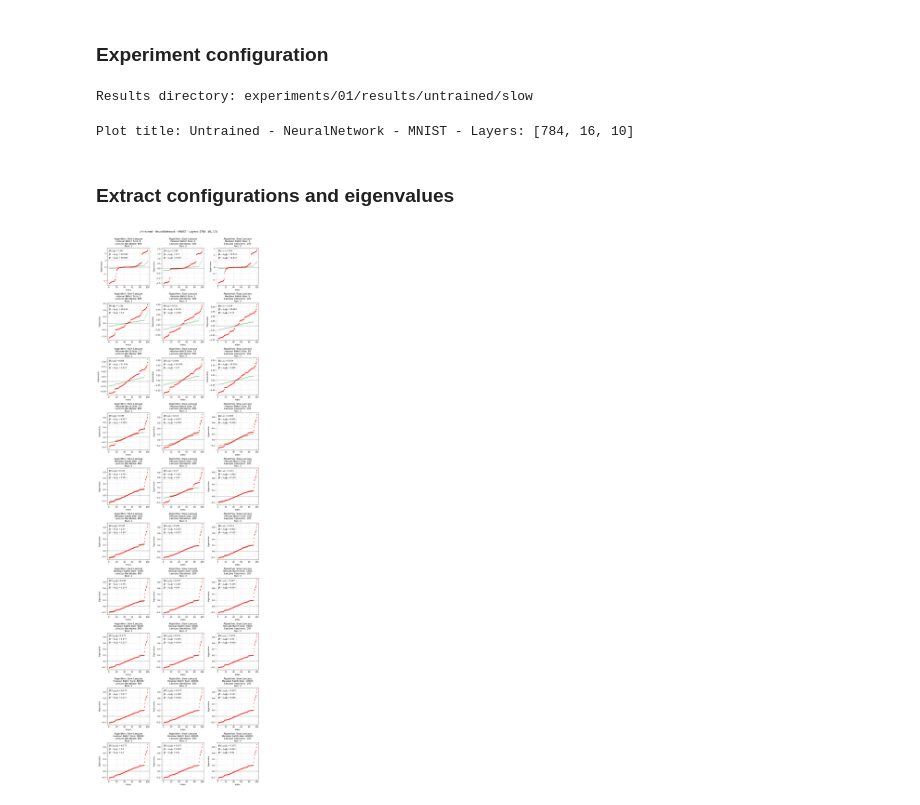
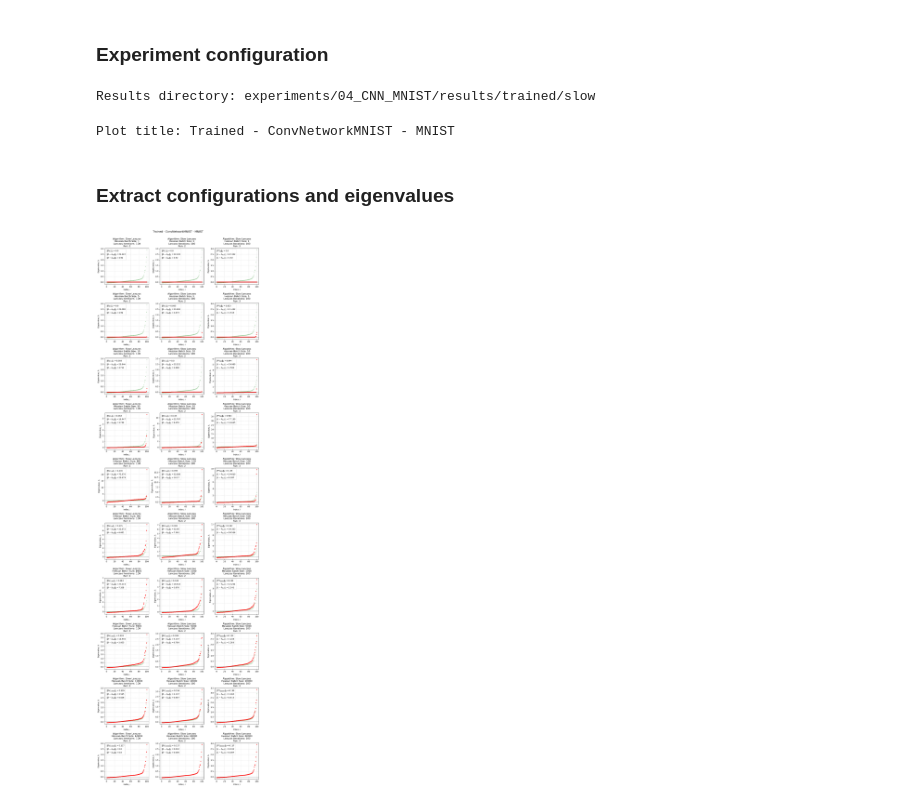
Before and after one commit to ilievanadezhda/spectral-properties-of-NN, a Jupyter notebook: notebooks/03_analyze_batch_size_effect.ipynb, the cells around one changed output. Saved outputs shown, nothing was run; the diff lists cells and outputs as text; code cells hidden in the pictures.

```diff
--- a/notebooks/03_analyze_batch_size_effect.ipynb
+++ b/notebooks/03_analyze_batch_size_effect.ipynb
@@ -26,8 +26,8 @@ from src.utils.general_utils import lp_distance
 # %% [markdown]
 ### Experiment configuration
 # %%
-EXPERIMENT = "01"
-MODEL = "untrained"
+EXPERIMENT = "04_CNN_MNIST"
+MODEL = "trained"
 LANCZOS = "slow"
 # get the results directory path
 results_dir = f"experiments/{EXPERIMENT}/results/{MODEL}/{LANCZOS}"
@@ -35,14 +35,17 @@ print(f"Results directory: {results_dir}")
 # load "groundtruth" eigenvalues
 full_eigenvalues = torch.load(os.path.join(results_dir, "HBS_60000/01_run/eigenvalues_iter_100.pt"))
 # %% [output]
-Results directory: experiments/01/results/untrained/slow
+Results directory: experiments/04_CNN_MNIST/results/trained/slow
 # %%
 # get model information from config file
 args = OmegaConf.create(yaml.load(open(f"experiments/{EXPERIMENT}/config.yaml"), Loader=yaml.SafeLoader))
-plot_title = f"{MODEL.capitalize()} - {args.model_name} - {args.dataset} - Layers: {args.layer_sizes}"
+if 'layer_sizes' in args:
+    plot_title = f"{MODEL.capitalize()} - {args.model_name} - {args.dataset} - Layers: {args.layer_sizes}"
+else:
+    plot_title = f"{MODEL.capitalize()} - {args.model_name} - {args.dataset}"
 print(f"Plot title: {plot_title}")
 # %% [output]
-Plot title: Untrained - NeuralNetwork - MNIST - Layers: [784, 16, 10]
+Plot title: Trained - ConvNetworkMNIST - MNIST
 # %% [markdown]
 ### Extract configurations and eigenvalues
 # %%
@@ -87,34 +90,34 @@ for batch_dir in sorted(os.listdir(results_dir), key=lambda x: int(x.split('_')[
 # %%
 # create subplot grid
 n_plots = len(configs)
 n_cols = 3
 n_rows = (n_plots + n_cols - 1) // n_cols
 # create figure
 plt.figure(figsize=(4*n_cols, 4*n_rows))
 # create subplots
 for idx, (config, eigenvalues) in enumerate(zip(configs, all_eigenvalues)):
     plt.subplot(n_rows, n_cols, idx + 1)
     sorted_eigenvalues = np.sort(eigenvalues)
     x_indices = np.arange(1, len(sorted_eigenvalues) + 1)
     plt.plot(x_indices, np.sort(full_eigenvalues), marker="o", linestyle="", color="green", markersize=3, alpha=0.2)
     plt.plot(x_indices, sorted_eigenvalues, marker="o", linestyle="", color="red", markersize=3)
     plt.axhline(y=0, color='black', linestyle='-', linewidth=0.5)  # add horizontal line at y=0
     plt.title(f"Algorithm: {config['lanczos'].capitalize()} Lanczos\nHessian Batch Size: {config['batch_size']}\nLanczos Iterations: {config['iter_num']}\nRun: {config['run_num']}")
     legend = [
         Patch(facecolor='white', edgecolor='white', label=fr"$\| \nabla \mathcal{{L}}_{{ {config['batch_size'] }}} \|_2 = {np.round(config['gradient_norm'], 3)}$"),
         Patch(facecolor='white', edgecolor='white', label=fr"$\| \lambda - \lambda_{{full}} \|_1 = {np.round(config['L1 distance'], 3)}$"),
         Patch(facecolor='white', edgecolor='white', label=fr"$\| \lambda - \lambda_{{full}} \|_2 = {np.round(config['L2 distance'], 3)}$")
         ]
     plt.legend(handles=legend, loc='upper left', handlelength=0, handletextpad=0)
     plt.grid(True, alpha=0.5, linestyle="--")
-    plt.xlabel('Index')
-    plt.ylabel('Eigenvalue')
+    plt.xlabel(r"Index, $i$", fontsize=10)
+    plt.ylabel(r"Eigenvalue, $\lambda_{i}$", fontsize=10)
 plt.tight_layout()
 plt.suptitle(plot_title, y=1.01, fontsize=14)
 plt.savefig(f"results/plots/batch size effect/{plot_title}.png")
 plt.show()
 # %% [output]
-[figure, old version]
+[figure, new version]
 # %%
 # create subplot grid
 n_plots = len(configs)
```
Also changed, not shown: parts of 5 cells of this notebook, 27 other files.
